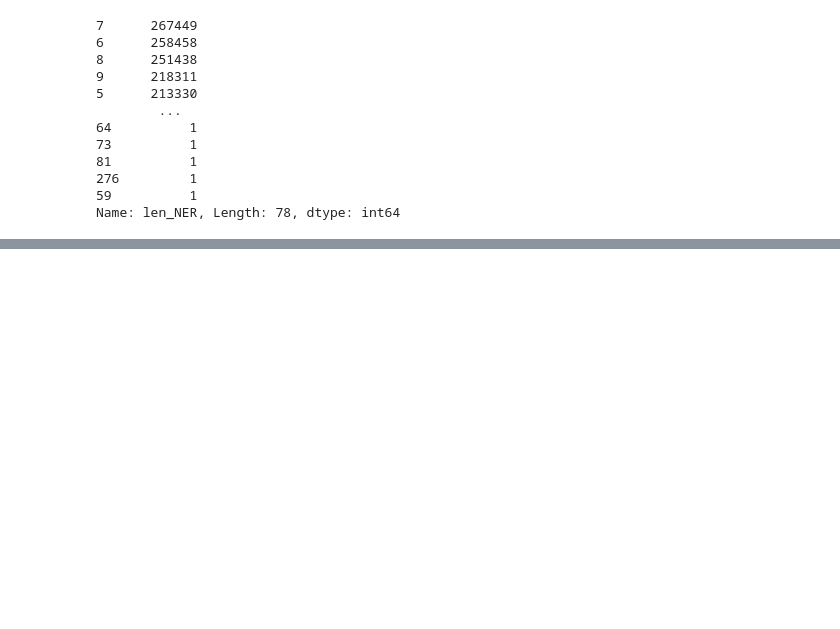
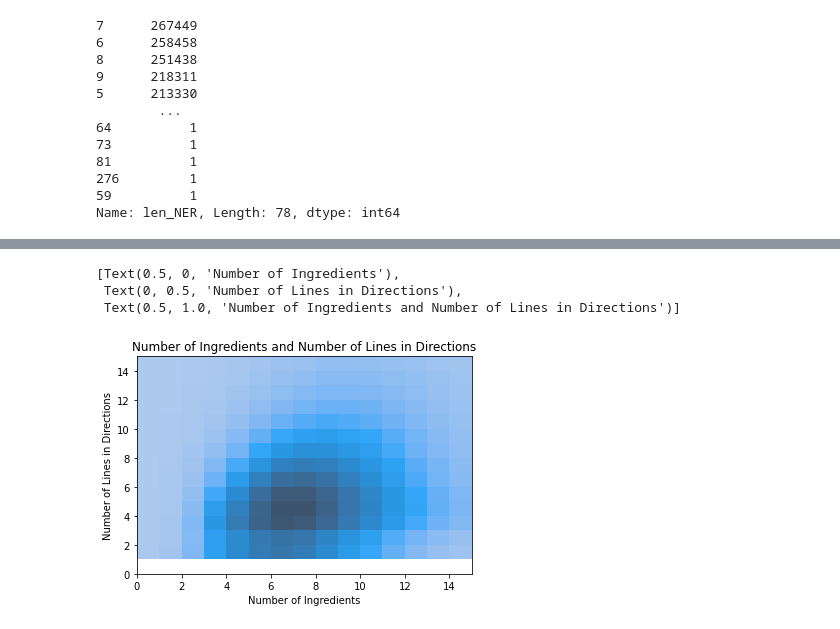
Before and after one commit to mobrien829/capstone-nlp-project, a Jupyter notebook: Tam/Recipe EDA.ipynb, the cells around one changed output, grey strips where cells are left out. Cells and saved outputs as stored; diff of their text form; code cells hidden in the pictures; blank space fills up the shorter version.

```diff
--- a/Tam/Recipe EDA.ipynb
+++ b/Tam/Recipe EDA.ipynb
@@ -178,0 +199,10 @@ g1.set(xlabel="Number of Ingredients", ylabel="Count", title="Distribution of Nu
+# %%
+g1 = sns.histplot(data=df_NDS, x="len_NER", y= "len_dir", binwidth=1)
+g1.set_xlim(0, 15)
+g1.set_ylim(0, 15)
+g1.set(xlabel="Number of Ingredients", ylabel="Number of Lines in Directions", title="Number of Ingredients and Number of Lines in Directions")
+# %% [output]
+[Text(0.5, 0, 'Number of Ingredients'),
+ Text(0, 0.5, 'Number of Lines in Directions'),
+ Text(0.5, 1.0, 'Number of Ingredients and Number of Lines in Directions')]
+[figure, added]
```
Also changed, not shown: parts of 14 cells of this notebook, 1 other file.
